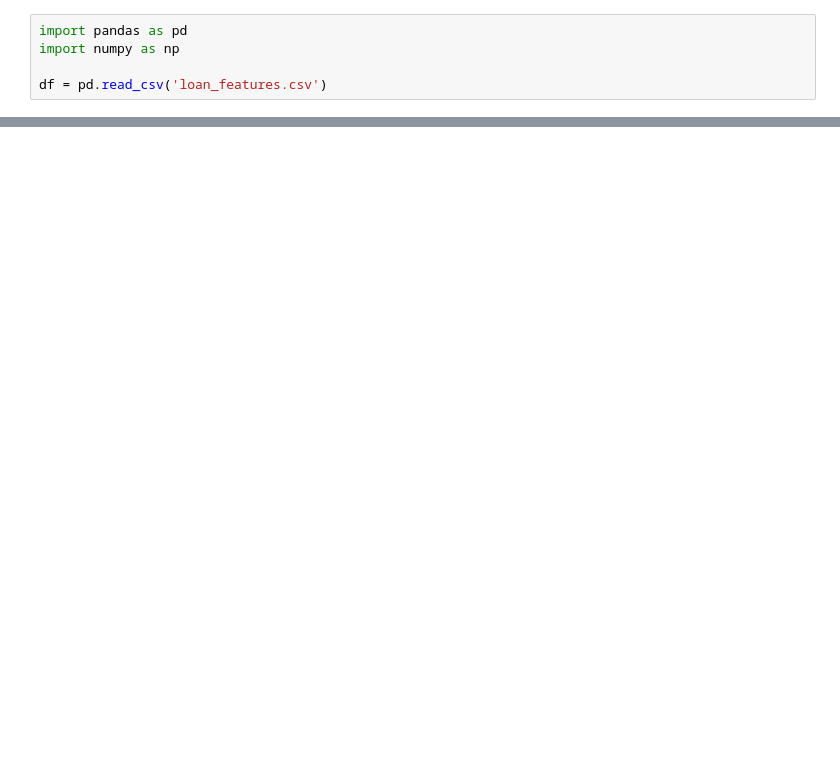
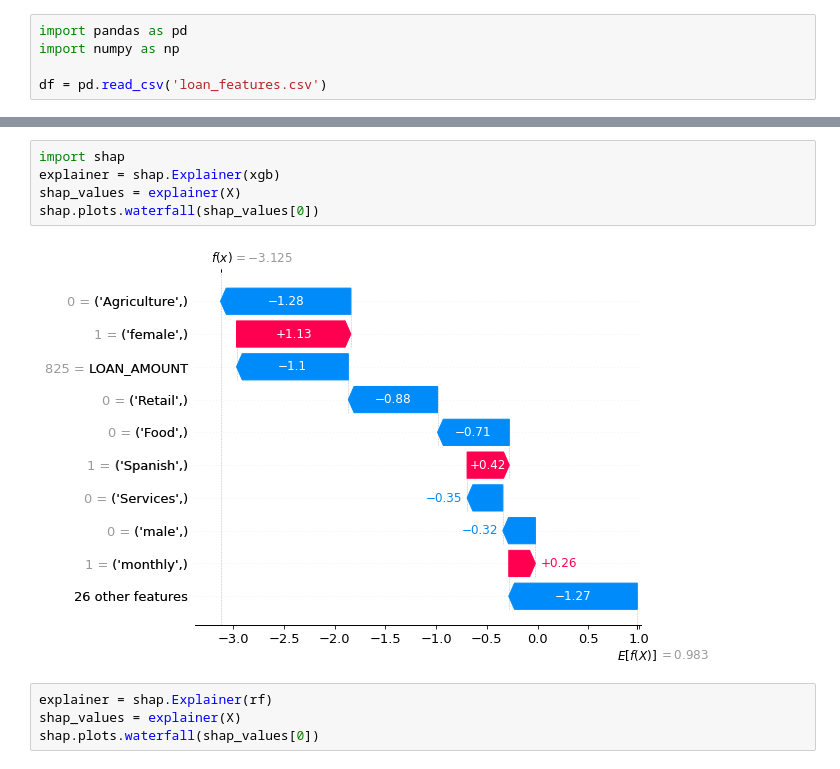
Before and after one commit to KevinmKrieg/Kiva-Microfinance, a Jupyter notebook: modeling.ipynb, the cells around one changed output, grey strips where cells are left out. Cells and saved outputs as stored; diff of their text form; blank space fills up the shorter version.

```diff
--- a/modeling.ipynb
+++ b/modeling.ipynb
@@ -47,0 +79,11 @@ figure, ax = plot_confusion_matrix(conf_mat = cm,
+# %%
+import shap
+explainer = shap.Explainer(xgb)
+shap_values = explainer(X)
+shap.plots.waterfall(shap_values[0])
+# %% [output]
+[figure, added]
+# %%
+explainer = shap.Explainer(rf)
+shap_values = explainer(X)
+shap.plots.waterfall(shap_values[0])
```
Also changed, not shown: parts of 3 cells of this notebook.
